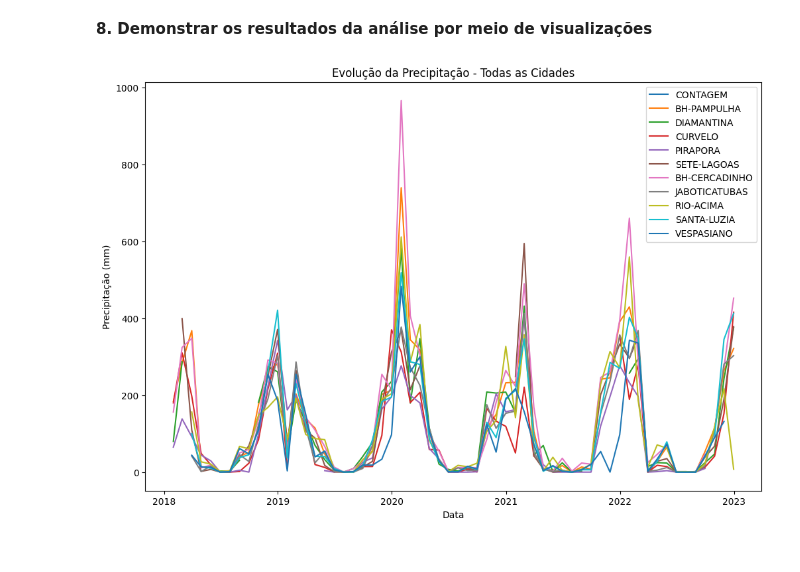
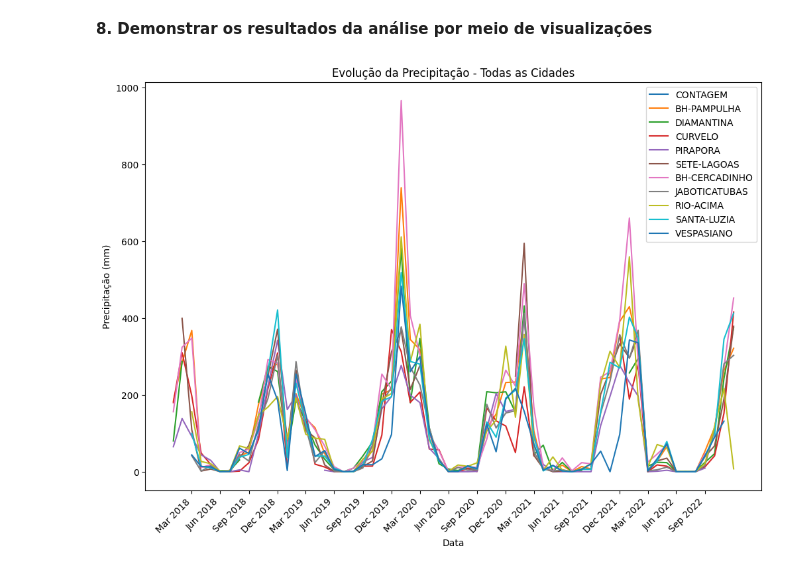
Before and after one commit to jeanhardzz/TP2_IBDG, a Jupyter notebook: limpeza.ipynb, the cells around one changed output. Saved outputs shown, nothing was run; the diff lists cells and outputs as text; code cells hidden in the pictures.

```diff
--- a/limpeza.ipynb
+++ b/limpeza.ipynb
@@ -29,6 +30,10 @@ def reader_one(file_path):
     header_start = 0
     with open(file_path, 'r') as file:
         for i, line in enumerate(file):
+            if 'Latitude:' in line:
+                latitude = float(line.split(':')[1].strip())
+            elif 'Longitude:' in line:
+                longitude = float(line.split(':')[1].strip())
             if 'Data Medicao;PRECIPITACAO TOTAL, MENSAL (AUT)(mm);' in line:
                 header_start = i
                 break
@@ -36,11 +41,14 @@ def reader_one(file_path):
     df = pd.read_csv(file_path, delimiter=';', skiprows=header_start, usecols=['Data Medicao', 'PRECIPITACAO TOTAL, MENSAL (AUT)(mm)'])
     df = df.rename(columns={'PRECIPITACAO TOTAL, MENSAL (AUT)(mm)': 'valorMedida'})
     df = df.rename(columns={'Data Medicao': 'DataMedicao'})
+    df['latitude'] = latitude
+    df['longitude'] = longitude
+
     return df
 
 def reader_two(file_path):
     df = pd.read_csv(file_path)
-    df = df[['data', 'valorMedida']]
+    df = df[['data', 'valorMedida', 'latitude', 'longitude']]
     df['data'] = pd.to_datetime(df['data'] + '-01')  # Adiciona '-01' para garantir o primeiro dia do mês
     df['data'] = df['data'] + pd.offsets.MonthEnd(0)  # Converte para o último dia do mês
     df = df.rename(columns={'data': 'DataMedicao'})
@@ -48,11 +56,11 @@ def reader_two(file_path):
     return df
 
 def filter_dates(station_data):
-    for cidade, data in station_data.items():
-        station_data[cidade]['DataMedicao'] = pd.to_datetime(station_data[cidade]['DataMedicao'], errors='coerce', format='%Y-%m-%d')
-        station_data[cidade] = station_data[cidade][station_data[cidade]['DataMedicao'].dt.year.between(2018, 2022)]
-        if station_data[cidade].loc[:, 'valorMedida'].dtype != float:
-            station_data[cidade].loc[:, 'valorMedida'] = ( station_data[cidade]['valorMedida'].str.replace(',', '.').astype(float))
+    for city, data in station_data.items():
+        station_data[city]['DataMedicao'] = pd.to_datetime(station_data[city]['DataMedicao'], errors='coerce', format='%Y-%m-%d')
+        station_data[city] = station_data[city][station_data[city]['DataMedicao'].dt.year.between(2018, 2022)]
+        if station_data[city].loc[:, 'valorMedida'].dtype != float:
+            station_data[city].loc[:, 'valorMedida'] = ( station_data[city]['valorMedida'].str.replace(',', '.').astype(float))
 
     return station_data
 # %%
@@ -105,16 +123,17 @@ station_data = filter_dates(station_data)
 # %%
 def plot_stations(station_data):
     plt.figure(figsize=(12, 8))
     for cidade, df in station_data.items():
         plt.plot(df['DataMedicao'], df['valorMedida'], label=cidade)
 
     plt.title('Evolução da Precipitação - Todas as Cidades')
     plt.xlabel('Data')
     plt.ylabel('Precipitação (mm)')
     plt.legend()
+    plt.xticks(df['DataMedicao'][::3], df['DataMedicao'][::3].dt.strftime('%b %Y'), rotation=45, ha='right')
     plt.show()
 
 
 plot_stations(station_data)
 # %% [output]
-[figure, old version]
+[figure, new version]
```
Also changed, not shown: parts of 3 cells of this notebook, 11 other files.
